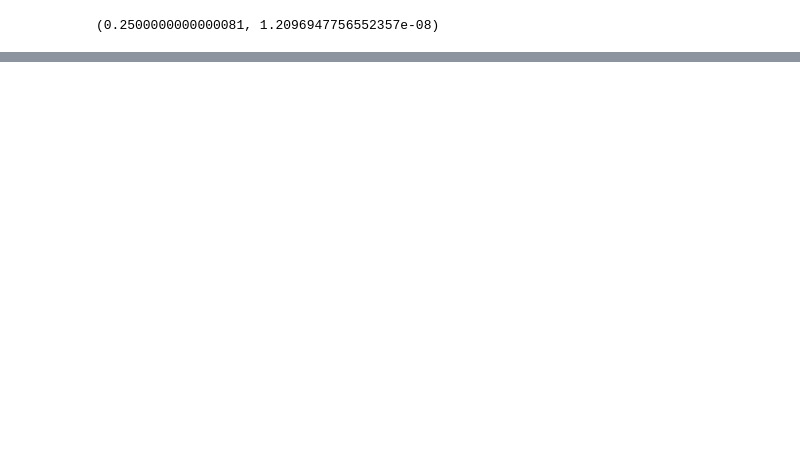
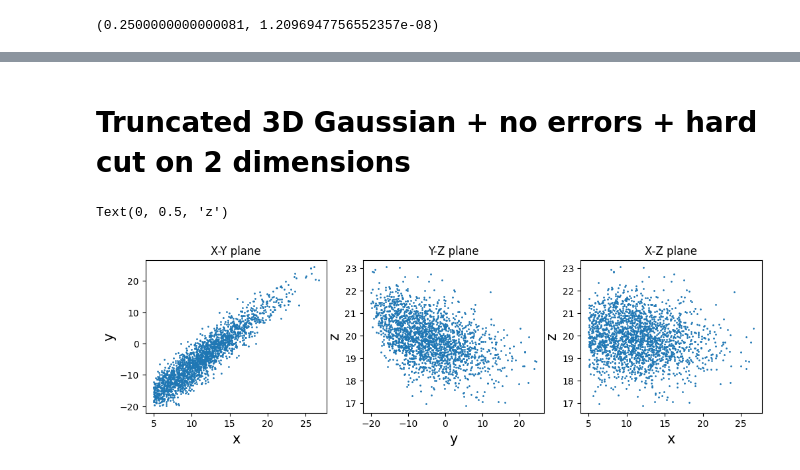
Before and after one commit to mrafifrbbn/numpyro-tutorial, a Jupyter notebook: notebooks/selection_effects.ipynb, the cells around one changed output, grey strips where cells are left out. Cells and saved outputs as stored; diff of their text form; code cells hidden in the pictures; blank space fills up the shorter version.

```diff
--- a/notebooks/selection_effects.ipynb
+++ b/notebooks/selection_effects.ipynb
@@ -788 +759,59 @@ array([[1],
+# %% [markdown]
+# Truncated 3D Gaussian + no errors + hard cut on 2 dimensions
+# %%
+np.random.seed(42)
+
+# Generate data
+N_data = 2500
+mean_x = 10.0
+mean_y = -7.5
+mean_z = 20.0
+sigma_x = 5.0
+sigma_y = 10.0
+sigma_z = 1.0
+rho_xy = 0.95
+rho_yz = -0.5
+rho_xz = -0.25
+true_params = [mean_x, mean_y, mean_z, sigma_x, sigma_y, sigma_z, rho_xy, rho_yz, rho_xz]
+
+mean_vec = np.array([mean_x, mean_y, mean_z])
+cov_xy = rho_xy * sigma_x * sigma_y
+cov_yz = rho_yz * sigma_y * sigma_z
+cov_xz = rho_xz * sigma_x * sigma_z
+cov_matrix = np.array([
+    [sigma_x**2, cov_xy, cov_xz],
+    [cov_xy, sigma_y**2, cov_yz],
+    [cov_xz, cov_yz, sigma_z**2],
+])
+
+data_true = np.random.multivariate_normal(mean=mean_vec, cov=cov_matrix, size=N_data)
+x_true, y_true, z_true = data_true.T
+
+# Truncate the data
+x_min = 5.0
+y_min = -20.0
+mask = (x_true >= x_min) & (y_true >= y_min)
+x_obs = x_true[mask]
+y_obs = y_true[mask]
+z_obs = z_true[mask]
+data_obs = np.vstack([x_obs, y_obs, z_obs]).T
+
+fig, (ax1, ax2, ax3) = plt.subplots(ncols=3, figsize=(12, 3))
+ax1.scatter(x_obs, y_obs, s=1)
+ax1.set_title('X-Y plane')
+ax1.set_xlabel('x', fontsize=15)
+ax1.set_ylabel('y', fontsize=15)
+
+ax2.set_title('Y-Z plane')
+ax2.scatter(y_obs, z_obs, s=1)
+ax2.set_xlabel('y', fontsize=15)
+ax2.set_ylabel('z', fontsize=15)
+
+ax3.set_title('X-Z plane')
+ax3.scatter(x_obs, z_obs, s=1)
+ax3.set_xlabel('x', fontsize=15)
+ax3.set_ylabel('z', fontsize=15)
+# %% [output]
+Text(0, 0.5, 'z')
+[figure, added]
 # %%
```
Also changed, not shown: parts of 27 cells of this notebook, 2 other files.
